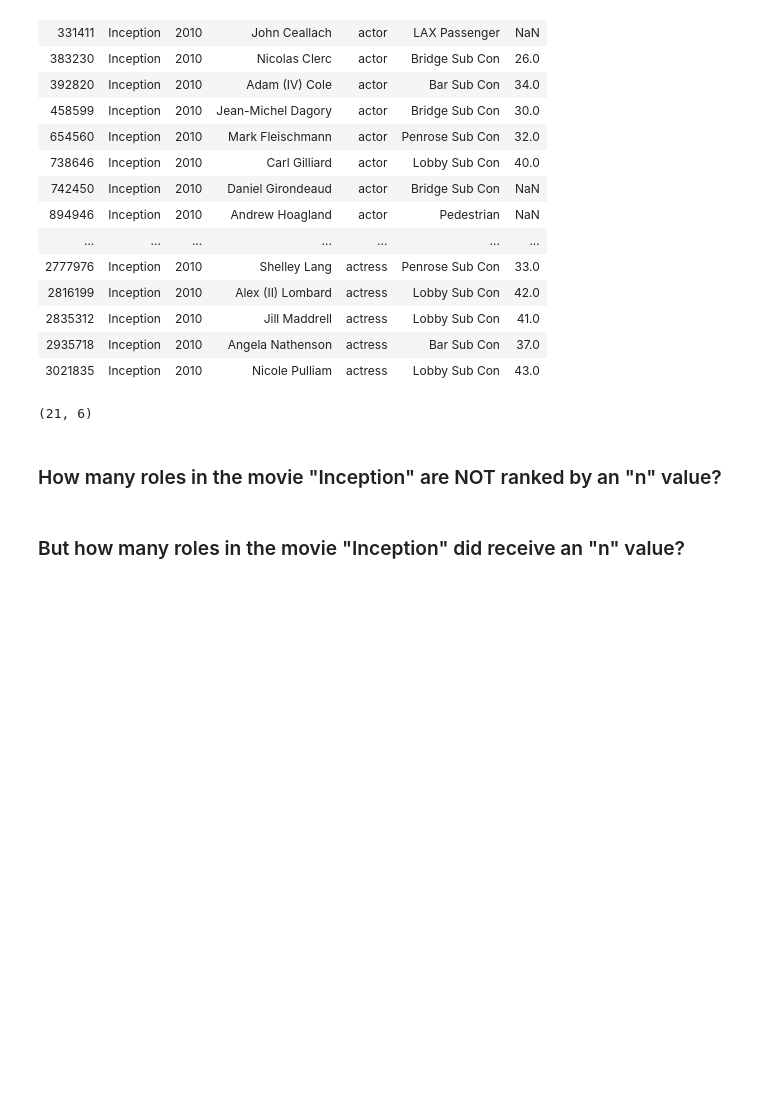
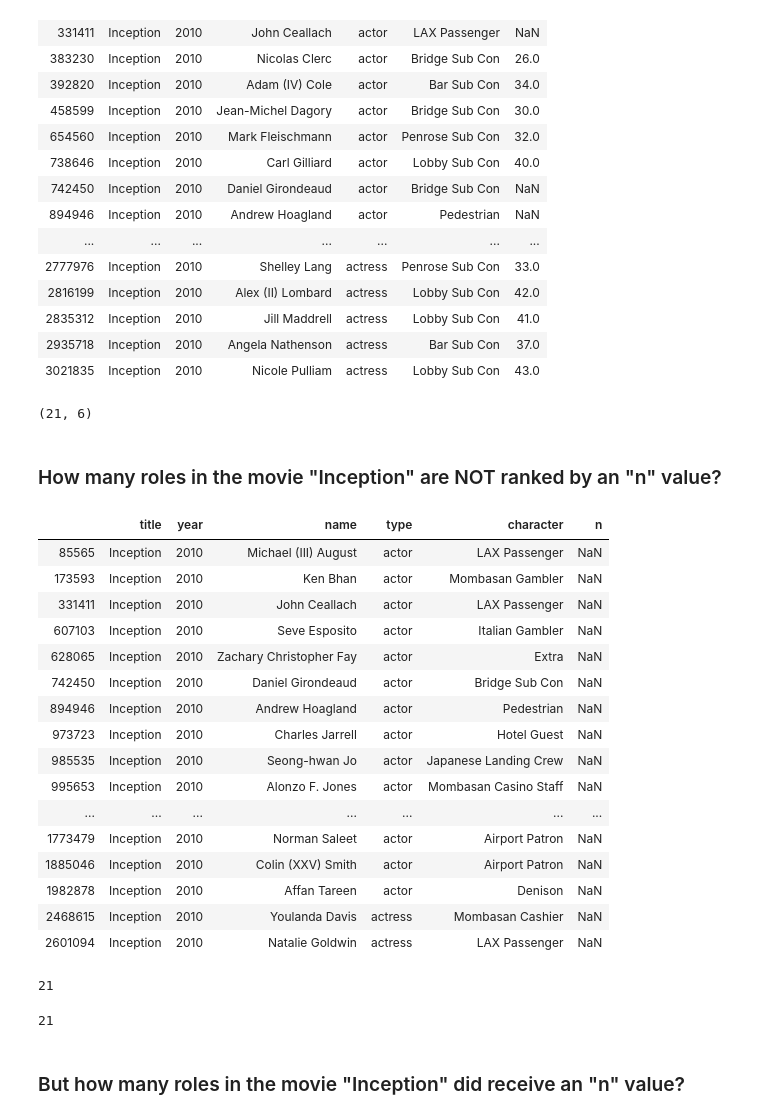
Before and after one commit to BowenLiu92/pycon-pandas-tutorial, a Jupyter notebook: Exercises-BL-1.ipynb, the cells around one changed output. Drawn from its saved outputs; the diff is of its cells as text; code cells hidden in the pictures; blank space fills up the shorter version.

```diff
--- a/Exercises-BL-1.ipynb
+++ b/Exercises-BL-1.ipynb
@@ -225,5 +225,32 @@ inc[inc.duplicated(['character'], keep = 'first')].shape
 (21, 6)
 # %% [markdown]
 ### How many roles in the movie "Inception" are NOT ranked by an "n" value?
+# %%
+inc = cast[cast.title == 'Inception']
+inc[inc.n.isnull()]
+# %% [output]
+|  | title | year | name | type | character | n |
+| 85565 | Inception | 2010 | Michael (III) August | actor | LAX Passenger | NaN |
+| 173593 | Inception | 2010 | Ken Bhan | actor | Mombasan Gambler | NaN |
+| 331411 | Inception | 2010 | John Ceallach | actor | LAX Passenger | NaN |
+| 607103 | Inception | 2010 | Seve Esposito | actor | Italian Gambler | NaN |
+| 628065 | Inception | 2010 | Zachary Christopher Fay | actor | Extra | NaN |
+| 742450 | Inception | 2010 | Daniel Girondeaud | actor | Bridge Sub Con | NaN |
+| 894946 | Inception | 2010 | Andrew Hoagland | actor | Pedestrian | NaN |
+| 973723 | Inception | 2010 | Charles Jarrell | actor | Hotel Guest | NaN |
+| 985535 | Inception | 2010 | Seong-hwan Jo | actor | Japanese Landing Crew | NaN |
+| 995653 | Inception | 2010 | Alonzo F. Jones | actor | Mombasan Casino Staff | NaN |
+| ... | ... | ... | ... | ... | ... | ... |
+| 1773479 | Inception | 2010 | Norman Saleet | actor | Airport Patron | NaN |
+| 1885046 | Inception | 2010 | Colin (XXV) Smith | actor | Airport Patron | NaN |
+| 1982878 | Inception | 2010 | Affan Tareen | actor | Denison | NaN |
+| 2468615 | Inception | 2010 | Youlanda Davis | actress | Mombasan Cashier | NaN |
+| 2601094 | Inception | 2010 | Natalie Goldwin | actress | LAX Passenger | NaN |
+# %%
+len(inc[inc.n.isnull()])
+inc[inc.n.isnull()].shape[0]
+# %% [output]
+21
+21
 # %% [markdown]
 ### But how many roles in the movie "Inception" did receive an "n" value?
```
Also changed, not shown: parts of 30 cells of this notebook, 1 other file.
